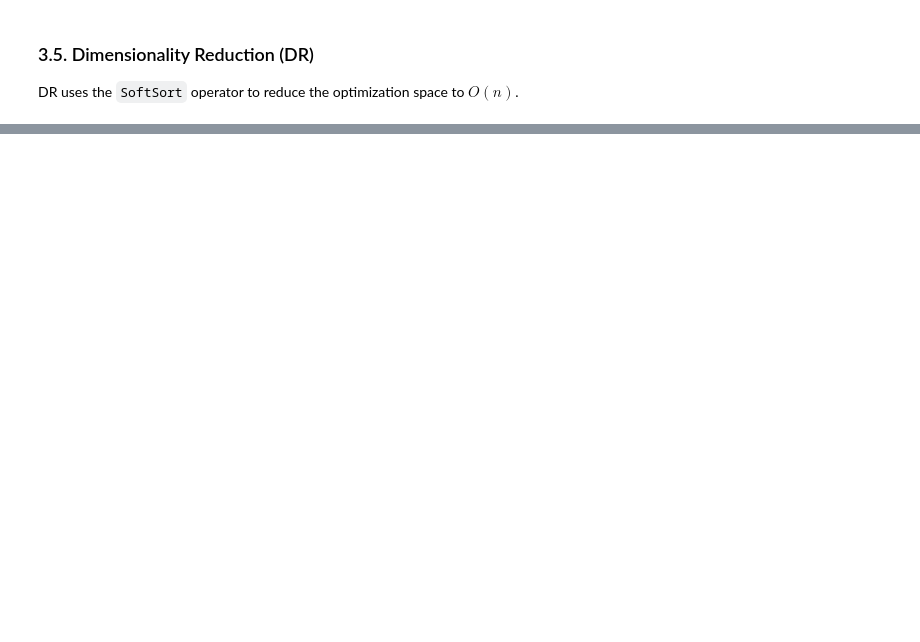
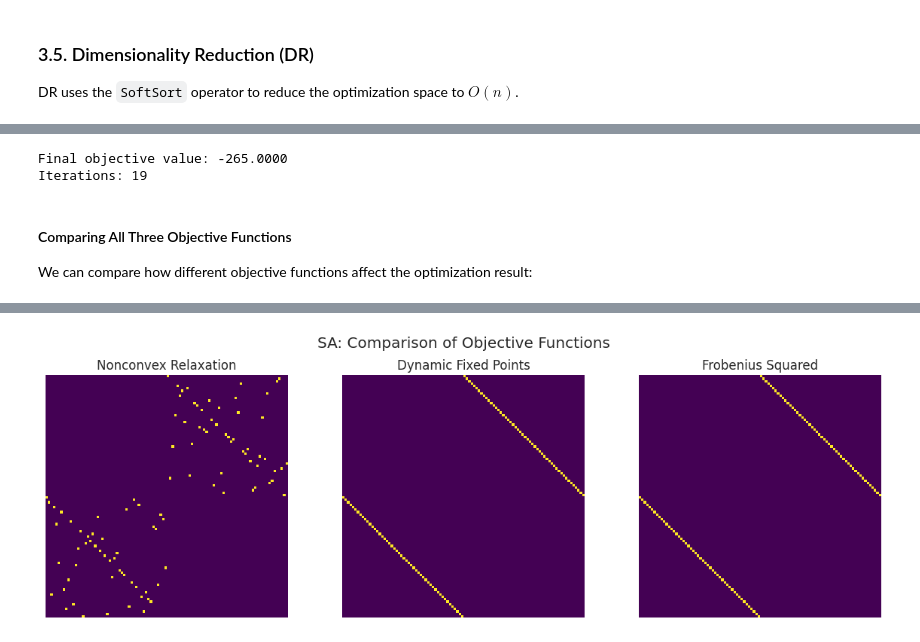
Before and after one commit to dkubek/approximate-graph-symmetries, a Jupyter notebook: demo.ipynb, the cells around one changed output, grey strips where cells are left out. Cells and saved outputs as stored; diff of their text form; code cells hidden in the pictures; blank space fills up the shorter version.

```diff
--- a/demo.ipynb
+++ b/demo.ipynb
@@ -327,0 +322,45 @@ plt.show()
+# %%
+# | label: setup-sa
+# Using the default "nonconvex_relaxation" objective (same as original QSA)
+sa_method = SymmetricApproximator(objective="nonconvex_relaxation", max_iter=500, verbose=1)
+
+# Solve the approximate symmetry problem
+sa_result = sa_method.solve(A_synthetic, c=0.1)
+P_sa = sa_result["P"]
+
+print(f"Final objective value: {sa_result['metrics']['final_loss']:.4f}")
+print(f"Iterations: {sa_result['metrics']['iterations']}")
+# %% [output]
+Final objective value: -265.0000
+Iterations: 19
+# %% [markdown]
+#### Comparing All Three Objective Functions
+
+We can compare how different objective functions affect the optimization result:
+# %%
+# | label: compare-sa-objectives
+# Compare all three built-in objectives
+objectives = ["nonconvex_relaxation", "dynamic_fixed_points", "frobenius_squared"]
+sa_results = {}
+
+for obj_name in objectives:
+    solver = SymmetricApproximator(objective=obj_name, max_iter=500, verbose=0)
+    result = solver.solve(A_synthetic, c=0.1)
+    sa_results[obj_name] = result
+    print(f"[{obj_name}] iters={result['metrics']['iterations']}, "
+          f"time={result['metrics']['time']:.3f}s, loss={result['metrics']['final_loss']:.4f}")
+
+# Visualize results side by side
+fig, axes = plt.subplots(1, 3, figsize=(12, 4))
+fig.suptitle("SA: Comparison of Objective Functions")
+
+for ax, obj_name in zip(axes, objectives):
+    P = sa_results[obj_name]["P"]
+    sns.heatmap(P, ax=ax, cbar=False, cmap="viridis", square=True)
+    ax.set_title(obj_name.replace("_", " ").title())
+    ax.set_xticks([])
+    ax.set_yticks([])
+
+plt.tight_layout()
+plt.show()
+# %% [output]
@@ -327,0 +370 @@ plt.show()
+[figure, added]
```
Also changed, not shown: parts of 18 cells of this notebook, 2 other files.
